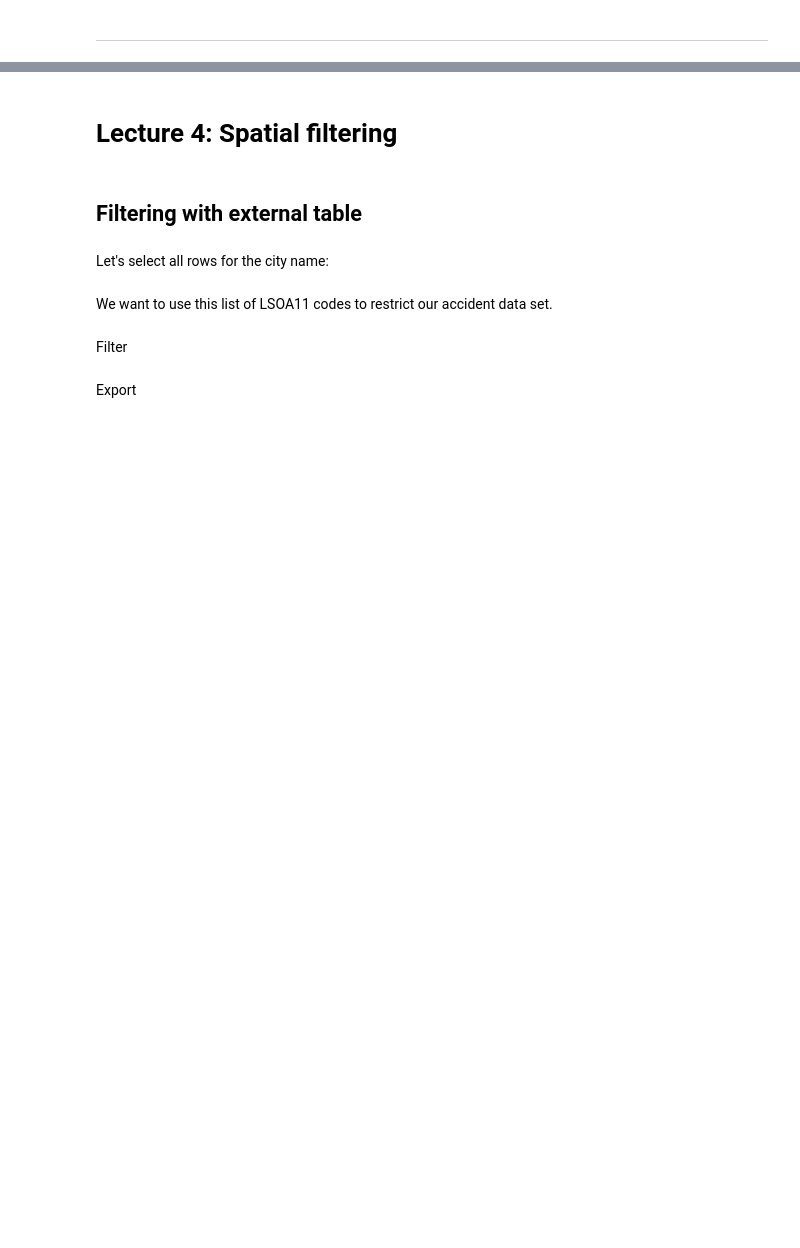
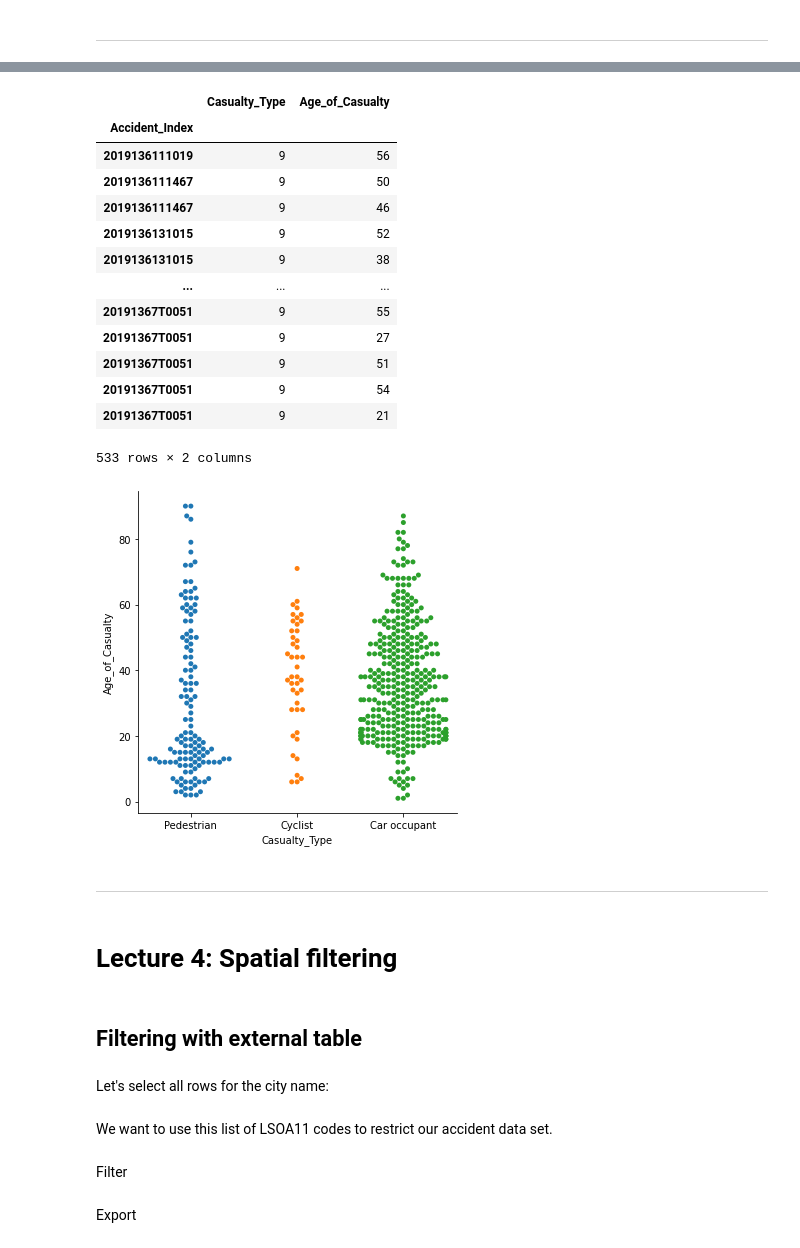
Before and after one commit to mszell/fyp2021p01lectures, a Jupyter notebook: notebooks/fyp2021p01lectures_draft.ipynb, the cells around one changed output, grey strips where cells are left out. Drawn from its saved outputs; the diff is of its cells as text; code cells hidden in the pictures; blank space fills up the shorter version.

```diff
--- a/notebooks/fyp2021p01lectures_draft.ipynb
+++ b/notebooks/fyp2021p01lectures_draft.ipynb
@@ -32,8 +38,11 @@ PATH = {
     'raw': Path('../data/raw/'),
     'processed': Path('../data/processed/'),
     'interim': Path('../data/interim/'),
+    'references': Path('../references')
 }
 
 PATH['accident'] = PATH['interim'] / "bradford_accidents.csv"
 PATH['casual'] = PATH['interim'] / "bradford_casualties.csv"
 PATH['vehicles'] = PATH['interim'] / "bradford_vehicles.csv"
+
+PATH['var_lookup'] = PATH['references'] / 'variable lookup.xls'
@@ -49,11 +73,11 @@ We first explore one data table, the accidents.
 DATA = {}
 
 # Read data and explicitly define some data types for columns
-DATA['accident'] = pd.read_csv(PATH['accident'], dtype={0: 'string', 31: 'string'}, encoding='utf-8-sig', index_col=0)
+DATA['accident'] = pd.read_csv(PATH['accident'], dtype={0: 'string', 31: 'string'}, encoding='utf-8-sig')
 
-DATA['casual'] = pd.read_csv(PATH['casual'], dtype={0: 'string'}, encoding='utf-8-sig', index_col=0)
+DATA['casual'] = pd.read_csv(PATH['casual'], dtype={0: 'string'}, encoding='utf-8-sig')
 
-DATA['vehicles'] = pd.read_csv(PATH['vehicles'], dtype={0: 'string'}, encoding='utf-8-sig', index_col=0)
+DATA['vehicles'] = pd.read_csv(PATH['vehicles'], dtype={0: 'string'}, encoding='utf-8-sig') # Maybe useful later: add index_col=0
 # %%
 HEADERS = {
     'accident': DATA['accident'].columns,
@@ -474,3 +540,43 @@ What about statistical tests for different combinations of numerical/categorical
+# %%
+# Filter
+casualty_type_pedestrian = DATA['casual']["Casualty_Type"] == 0
+casualty_type_cyclist = DATA['casual']["Casualty_Type"] == 1
+casualty_type_car = DATA['casual']["Casualty_Type"] == 9
+no_unkown_age = DATA["casual"]["Age_of_Casualty"] > -1
+
+mask = (casualty_type_pedestrian | casualty_type_cyclist | casualty_type_car) & (no_unkown_age)
+mask[600:] = False # Restrict to at most 600 points. should be removed at some point!
+# %%
+cat_data_1 = DATA["casual"]["Casualty_Type"][mask]
+cat_data_2 = DATA["casual"]["Age_of_Casualty"][mask]
+
+# Concaternate the data using columns (axis1)
+con_cat_data = pd.concat([cat_data_1, cat_data_2], axis=1)
+
+# Plot
+fig = sns.catplot(x = 'Casualty_Type', y = 'Age_of_Casualty', data=con_cat_data, kind = "swarm") # also show: violin
+
+fig.set_xticklabels(["Pedestrian", "Cyclist", "Car occupant"]);
+
+con_cat_data
+# %% [output]
+|  | Casualty_Type | Age_of_Casualty |
+| Accident_Index |  |  |
+| 2019136111019 | 9 | 56 |
+| 2019136111467 | 9 | 50 |
+| 2019136111467 | 9 | 46 |
+| 2019136131015 | 9 | 52 |
+| 2019136131015 | 9 | 38 |
+| ... | ... | ... |
+| 20191367T0051 | 9 | 55 |
+| 20191367T0051 | 9 | 27 |
+| 20191367T0051 | 9 | 51 |
+| 20191367T0051 | 9 | 54 |
+| 20191367T0051 | 9 | 21 |
+533 rows × 2 columns
+[figure, added]
+# %% [markdown]
+<hr>
 # %% [markdown]
 # Lecture 4: Spatial filtering
 # %% [markdown]
```
Also changed, not shown: parts of 7 cells of this notebook, 1 other file.
